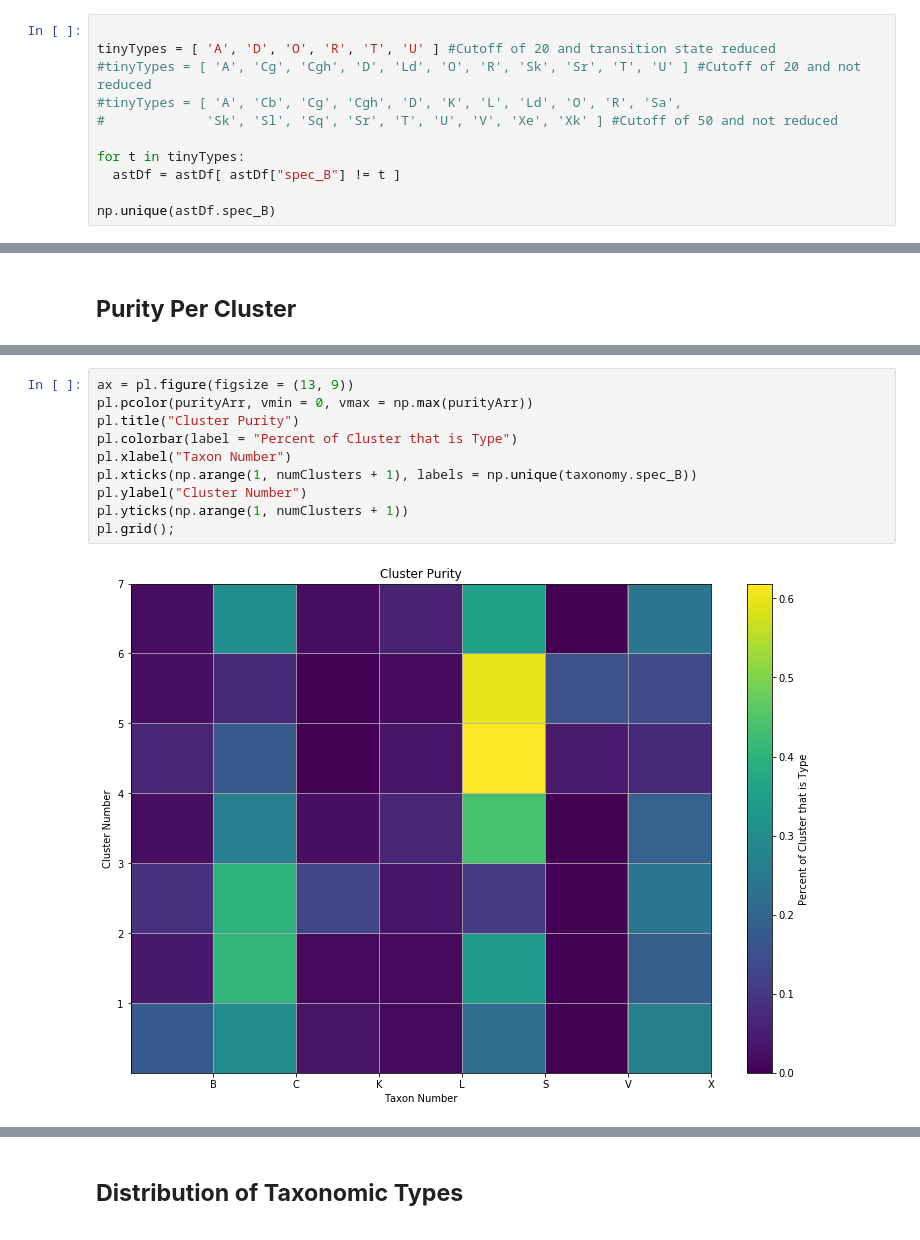
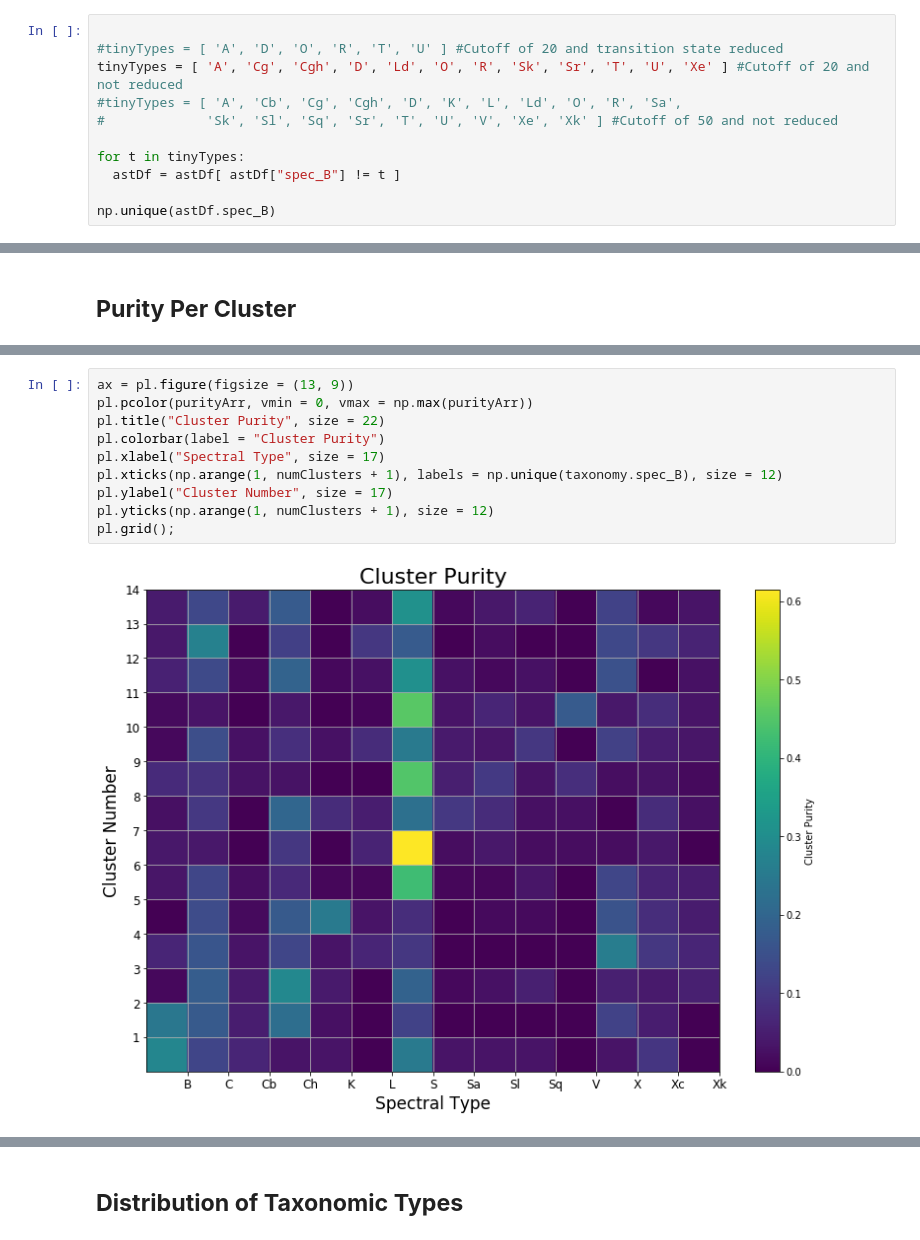
Before and after one commit to ZachGermain/Asteroid_Clustering, a Jupyter notebook: Code/Asteroid_Clustering_Project.ipynb, the cells around one changed output, grey strips where cells are left out. Saved outputs shown, nothing was run; the diff lists cells and outputs as text.

```diff
--- a/Code/Asteroid_Clustering_Project.ipynb
+++ b/Code/Asteroid_Clustering_Project.ipynb
@@ -99,7 +100,7 @@ array(['A', 'B', 'C', 'D', 'K', 'L', 'O', 'R', 'S', 'T', 'V', 'X'],
 # %%
 
-tinyTypes = [ 'A', 'D', 'O', 'R', 'T', 'U' ] #Cutoff of 20 and transition state reduced
-#tinyTypes = [ 'A', 'Cg', 'Cgh', 'D', 'Ld', 'O', 'R', 'Sk', 'Sr', 'T', 'U' ] #Cutoff of 20 and not reduced
+#tinyTypes = [ 'A', 'D', 'O', 'R', 'T', 'U' ] #Cutoff of 20 and transition state reduced
+tinyTypes = [ 'A', 'Cg', 'Cgh', 'D', 'Ld', 'O', 'R', 'Sk', 'Sr', 'T', 'U', 'Xe' ] #Cutoff of 20 and not reduced
 #tinyTypes = [ 'A', 'Cb', 'Cg', 'Cgh', 'D', 'K', 'L', 'Ld', 'O', 'R', 'Sa',
 #             'Sk', 'Sl', 'Sq', 'Sr', 'T', 'U', 'V', 'Xe', 'Xk' ] #Cutoff of 50 and not reduced
 
@@ -361,15 +401,15 @@ X: 0.241
 # %%
 ax = pl.figure(figsize = (13, 9))
 pl.pcolor(purityArr, vmin = 0, vmax = np.max(purityArr))
-pl.title("Cluster Purity")
-pl.colorbar(label = "Percent of Cluster that is Type")
-pl.xlabel("Taxon Number")
-pl.xticks(np.arange(1, numClusters + 1), labels = np.unique(taxonomy.spec_B))
-pl.ylabel("Cluster Number")
-pl.yticks(np.arange(1, numClusters + 1))
+pl.title("Cluster Purity", size = 22)
+pl.colorbar(label = "Cluster Purity")
+pl.xlabel("Spectral Type", size = 17)
+pl.xticks(np.arange(1, numClusters + 1), labels = np.unique(taxonomy.spec_B), size = 12)
+pl.ylabel("Cluster Number", size = 17)
+pl.yticks(np.arange(1, numClusters + 1), size = 12)
 pl.grid();
 # %% [output]
-[figure, old version]
+[figure, new version]
 # %%
 for i in range(0, numClusters):
   sumNum = 0
```
Also changed, not shown: parts of 28 cells of this notebook.
